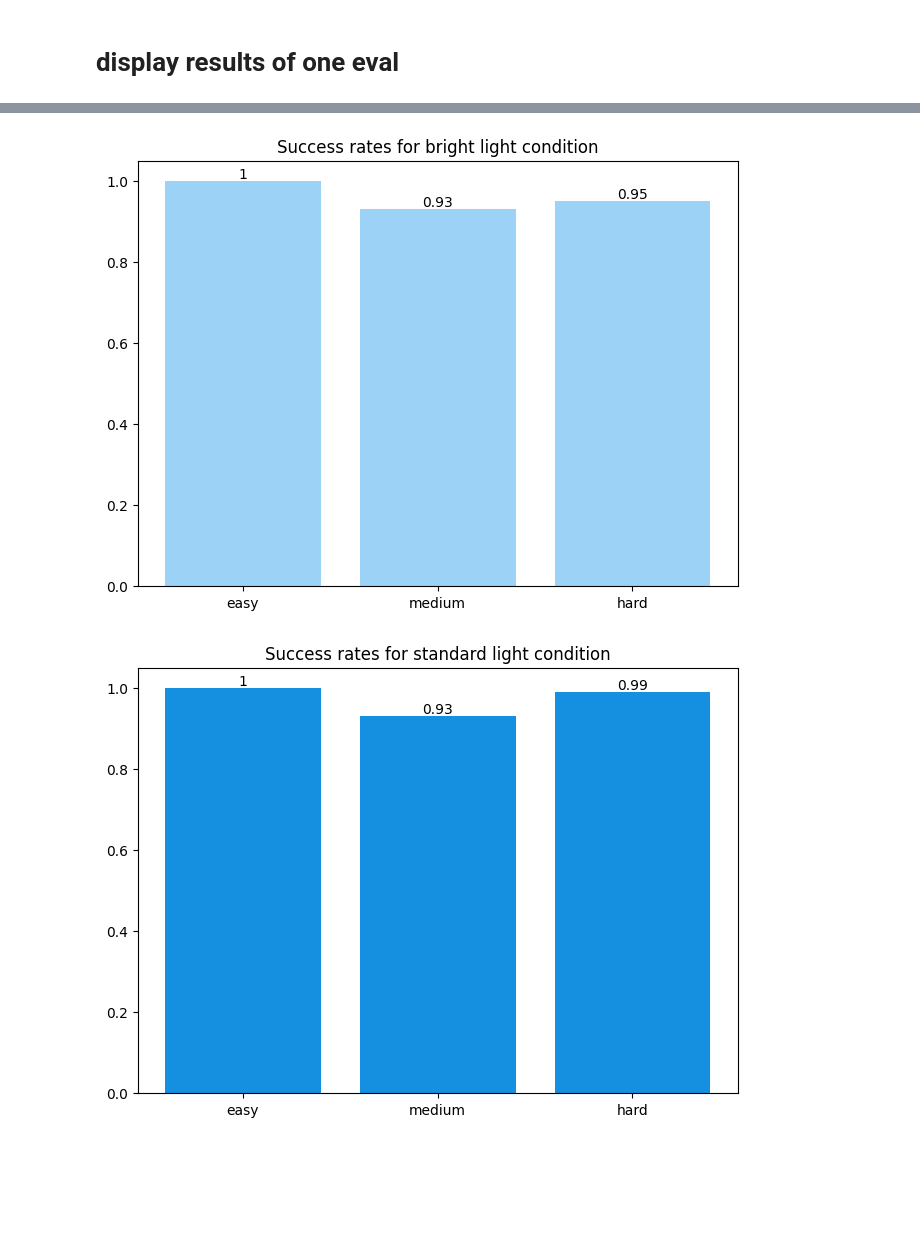
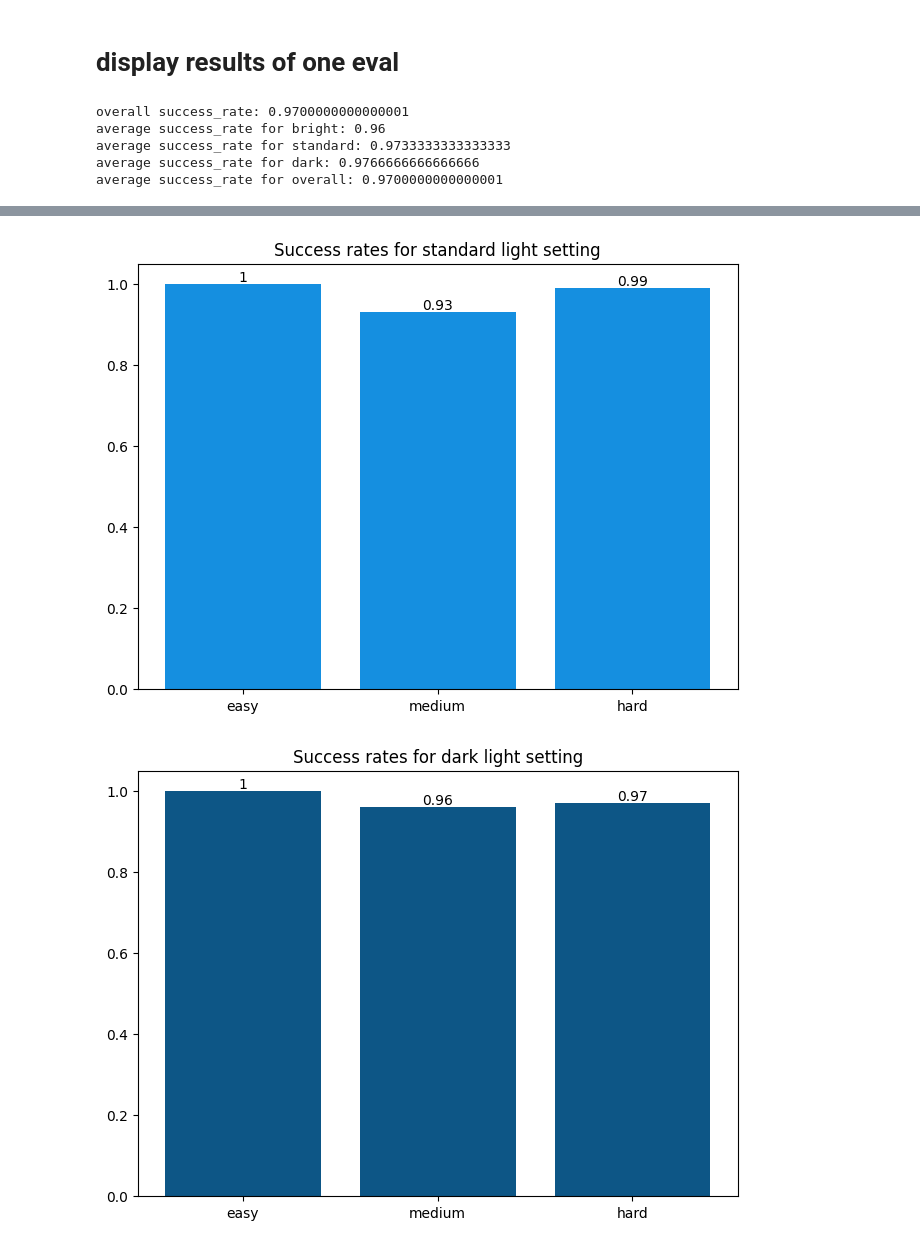
Before and after one commit to geschnee/carsim-rl-cnn, a Jupyter notebook: python/eval_and_replay_analysis.ipynb, the cells around one changed output, grey strips where cells are left out. Drawn from its saved outputs; the diff is of its cells as text; code cells hidden in the pictures; blank space fills up the shorter version.

Commit message:
refactor image printing

```diff
--- a/python/eval_runs_analysis.ipynb
+++ b/python/eval_and_replay_analysis.ipynb
@@ -180,13 +180,13 @@ def get_success_rate(target_dir, sr_name):
 
 def all_success_rates_bar_plot(target_dir):
 
-    if not os.path.exists("latex_images/from_notebook/"):
-        os.mkdir("latex_images/from_notebook/")
+    if not os.path.exists("notebook_images/"):
+        os.mkdir("notebook_images/")
 
     light_settings = {"overall": [], "bright":[], "standard":[], "dark":[]}
     difficulties = ["easy","medium","hard"]
 
-
+    overall_success_rate = 0
 
     for d in difficulties:
         for ls in light_settings.keys():
@@ -197,6 +197,10 @@ def all_success_rates_bar_plot(target_dir):
             success_rate = get_success_rate(target_dir, sr_name)
             light_settings[ls].append(success_rate)
 
+            if ls != "overall":
+                overall_success_rate += success_rate
+
+    print(f'overall success_rate: {overall_success_rate/9}')
 
 
     x = np.arange(len(difficulties))  # the label locations
@@ -218,14 +222,14 @@ def all_success_rates_bar_plot(target_dir):
     ax.legend(loc='lower right') #, ncols=3)
 
     #fig.tight_layout()
-    filename = f'latex_images/from_notebook/{target_dir}_all_success_rates_barplot.png'
+    filename = f'notebook_images/{target_dir}_all_success_rates_barplot.png'
     plt.savefig(filename)
-    plt.show()
+    #plt.show()
 
-def light_setting_success_rates_bar_plot(target_dir, light_setting):
+def light_setting_success_rates_bar_plot(target_dir, light_setting, title):
 
-    if not os.path.exists("latex_images/from_notebook/"):
-        os.mkdir("latex_images/from_notebook/")
+    if not os.path.exists("notebook_images/"):
+        os.mkdir("notebook_images/")
 
     difficulties = ["easy","medium","hard"]
     success_rates = []
@@ -238,6 +242,8 @@ def light_setting_success_rates_bar_plot(target_dir, light_setting):
             sr_name = f'{d}_{light_setting}'
         success_rate = get_success_rate(target_dir, sr_name)
         success_rates.append(success_rate)
+
+    print(f'average success_rate for {light_setting}: {sum(success_rates)/3}')
 
     # https://matplotlib.org/stable/gallery/lines_bars_and_markers/bar_colors.html#sphx-glr-gallery-lines-bars-and-markers-bar-colors-py
 
@@ -252,21 +258,27 @@ def light_setting_success_rates_bar_plot(target_dir, light_setting):
     ax.bar_label(bars)
     # Add some text for labels, title and custom x-axis tick labels, etc.
 
-    ax.set_title(f'Success rates for {light_setting} light condition')
+    ax.set_title(title)
     ax.set_xticks(x, difficulties)
-    #ax.set_ylim(0, 1)
 
-    #fig.tight_layout()
-    filename = f'latex_images/from_notebook/{target_dir}_{light_setting}_success_rates_barplot.png'
+    filename = f'notebook_images/{target_dir}_{light_setting}_success_rates_barplot.png'
     plt.savefig(filename)
-    plt.show()
+    #plt.show()
 # %%
 analyse_results_dir="success_trainedHardStandardDistanceRewardEval"
 
 all_success_rates_bar_plot(analyse_results_dir)
 
-light_settings = ["overall","bright","standard","dark"]
+light_settings = ["bright","standard","dark"]
 for ls in light_settings:
-    light_setting_success_rates_bar_plot(analyse_results_dir, ls)
+    light_setting_success_rates_bar_plot(analyse_results_dir, ls, f'Success rates for {ls} light setting')
+
+
+light_setting_success_rates_bar_plot(analyse_results_dir, "overall", f'Success rate average for all light settings')
 # %% [output]
+overall success_rate: 0.9700000000000001
+average success_rate for bright: 0.96
+average success_rate for standard: 0.9733333333333333
+average success_rate for dark: 0.9766666666666666
+average success_rate for overall: 0.9700000000000001
 [figure]
@@ -274,2 +286,2 @@ for ls in light_settings:
-[figure, old version]
+[figure, new version]
-[figure, old version]
+[figure, new version]
```
Also changed, not shown: parts of 6 cells of this notebook, 27 other files.
